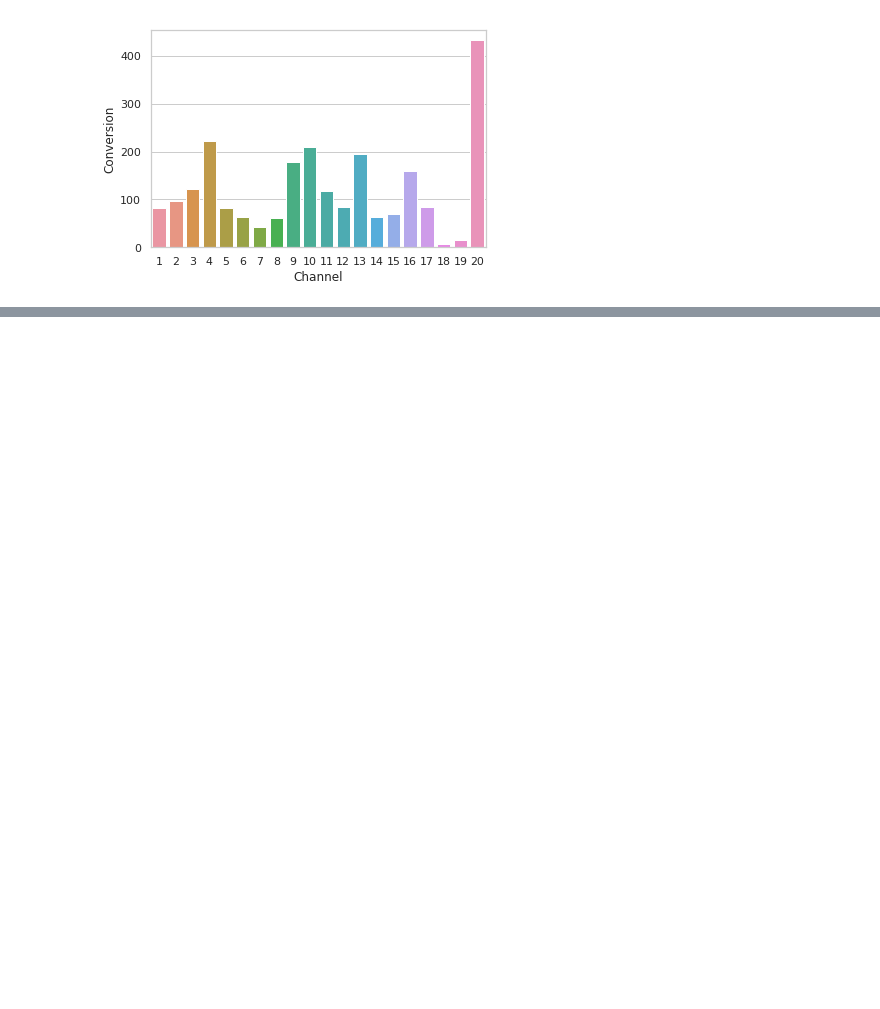
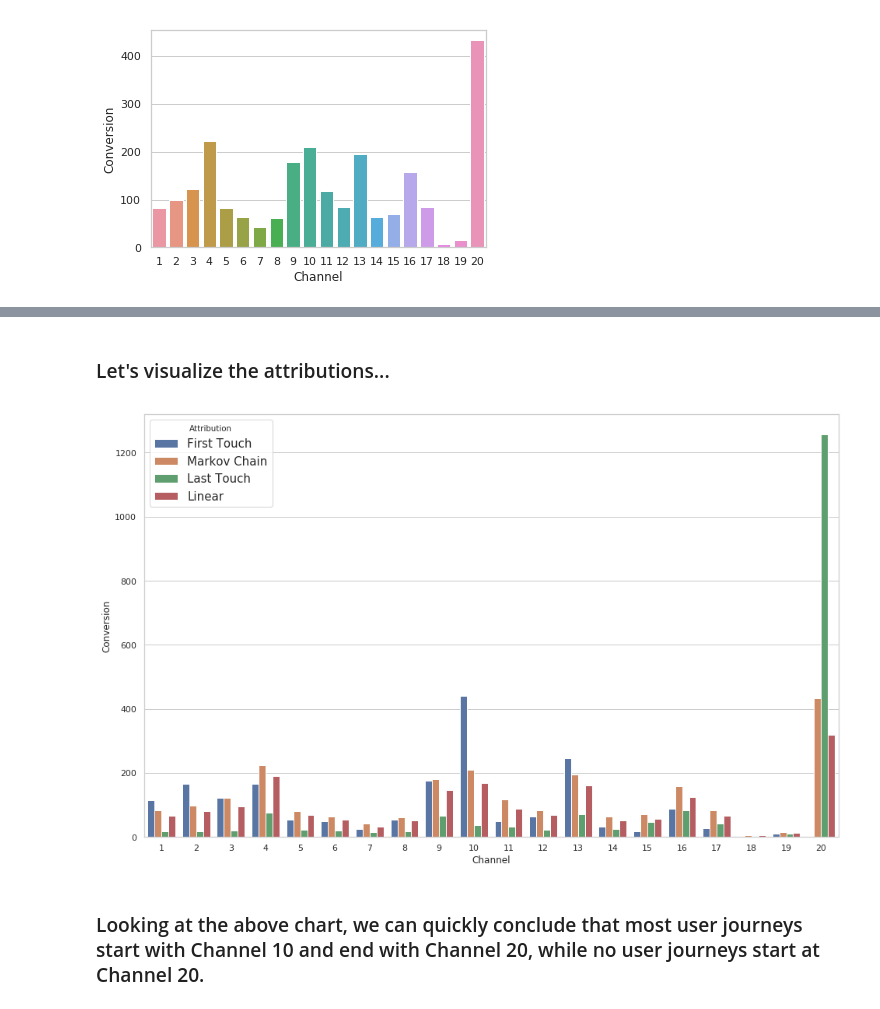
Before and after one commit to ROARMarketingConcepts/Marketing-Channel-Attribution-Projects, a Jupyter notebook: Marketing_Channel_Attribution_Example_Using_Markov_Chains.ipynb, the cells around one changed output, grey strips where cells are left out. Saved outputs shown, nothing was run; the diff lists cells and outputs as text; code cells hidden in the pictures; blank space fills up the shorter version.

```diff
--- a/Marketing_Channel_Attribution_Example_Using_Markov_Chains.ipynb
+++ b/Marketing_Channel_Attribution_Example_Using_Markov_Chains.ipynb
@@ -210,0 +215,9 @@ ax = sns.barplot(x="Channel", y="Conversion", data=markov)
+# %%
+# First Touch Attribution
+df['First Touch'] = df['Path'].map(lambda x: x.split(' > ')[0])
+df_ft = pd.DataFrame()
+df_ft['Channel'] = df['First Touch']
+df_ft['Attribution'] = 'First Touch'
+df_ft['Conversion'] = 1
+df_ft = df_ft.groupby(['Channel', 'Attribution']).sum().reset_index()
+df_ft.head()
@@ -210,0 +233,9 @@ ax = sns.barplot(x="Channel", y="Conversion", data=markov)
+# %%
+# Last Touch Attribution
+df['Last Touch'] = df['Path'].map(lambda x: x.split(' > ')[-1])
+df_lt = pd.DataFrame()
+df_lt['Channel'] = df['Last Touch']
+df_lt['Attribution'] = 'Last Touch'
+df_lt['Conversion'] = 1
+df_lt = df_lt.groupby(['Channel', 'Attribution']).sum().reset_index()
+df_lt.head()
@@ -210,0 +251,14 @@ ax = sns.barplot(x="Channel", y="Conversion", data=markov)
+# %%
+# Linear Attribution
+channel = []
+conversion = []
+for i in df.index:
+    for j in df.at[i, 'Path'].split(' > '):
+        channel.append(j)
+        conversion.append(1/len(df.at[i, 'Path'].split(' > ')))
+lin_att_df = pd.DataFrame()
+lin_att_df['Channel'] = channel
+lin_att_df['Attribution'] = 'Linear'
+lin_att_df['Conversion'] = conversion
+lin_att_df = lin_att_df.groupby(['Channel', 'Attribution']).sum().reset_index()
+lin_att_df.head()
@@ -210,0 +274,6 @@ ax = sns.barplot(x="Channel", y="Conversion", data=markov)
+# %%
+# Concatenate the four data frames to a single data frame
+df_total_attr = pd.concat([df_ft, df_lt, lin_att_df, markov],sort=False)
+df_total_attr['Channel'] = df_total_attr['Channel'].astype(int)
+df_total_attr.sort_values(by='Channel', ascending=True,inplace=True)
+df_total_attr.head()
@@ -210,0 +287,13 @@ ax = sns.barplot(x="Channel", y="Conversion", data=markov)
+# %% [markdown]
+### Let's visualize the attributions...
+# %%
+# Visualize the attributions
+sns.set_style("whitegrid")
+plt.rc('legend', fontsize=15)
+fig, ax = plt.subplots(figsize=(16, 10))
+sns.barplot(x='Channel', y='Conversion', hue='Attribution', data=df_total_attr)
+plt.show()
+# %% [output]
+[figure, added]
+# %% [markdown]
+### Looking at the above chart, we can quickly conclude that most user journeys start with Channel 10 and end with Channel 20, while no user journeys start at Channel 20.
```
Also changed, not shown: parts of 22 cells of this notebook.
